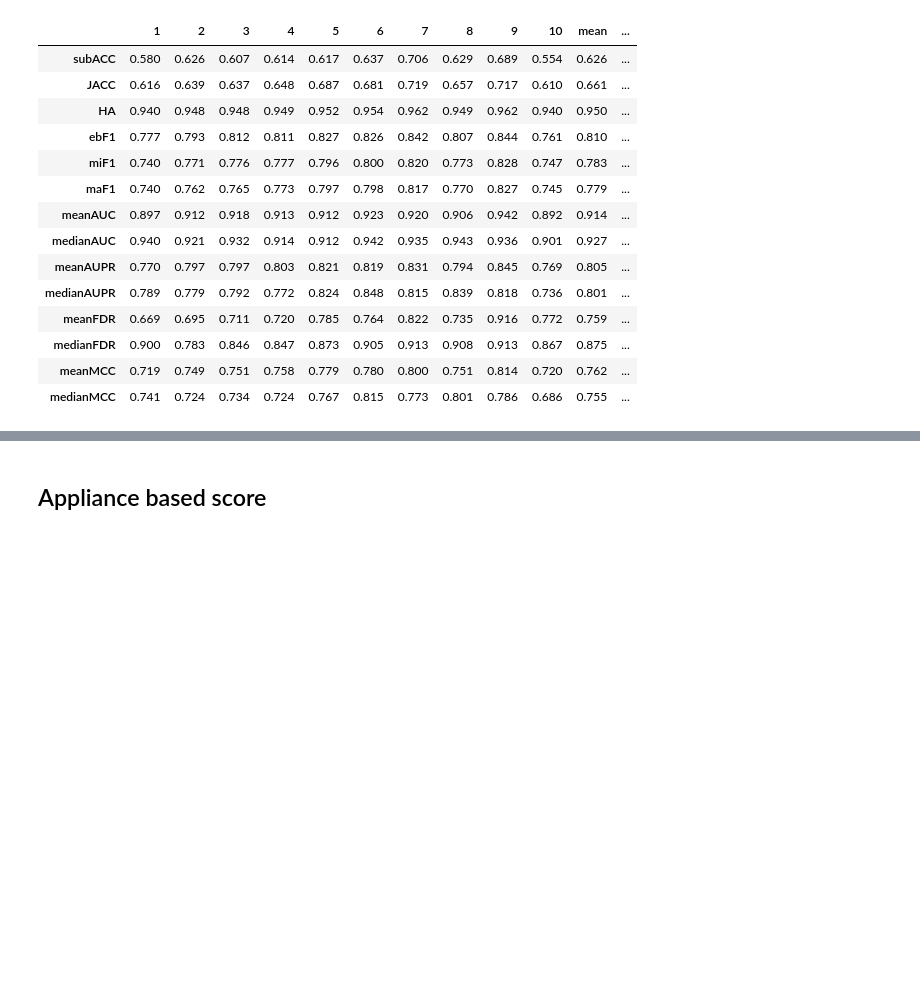
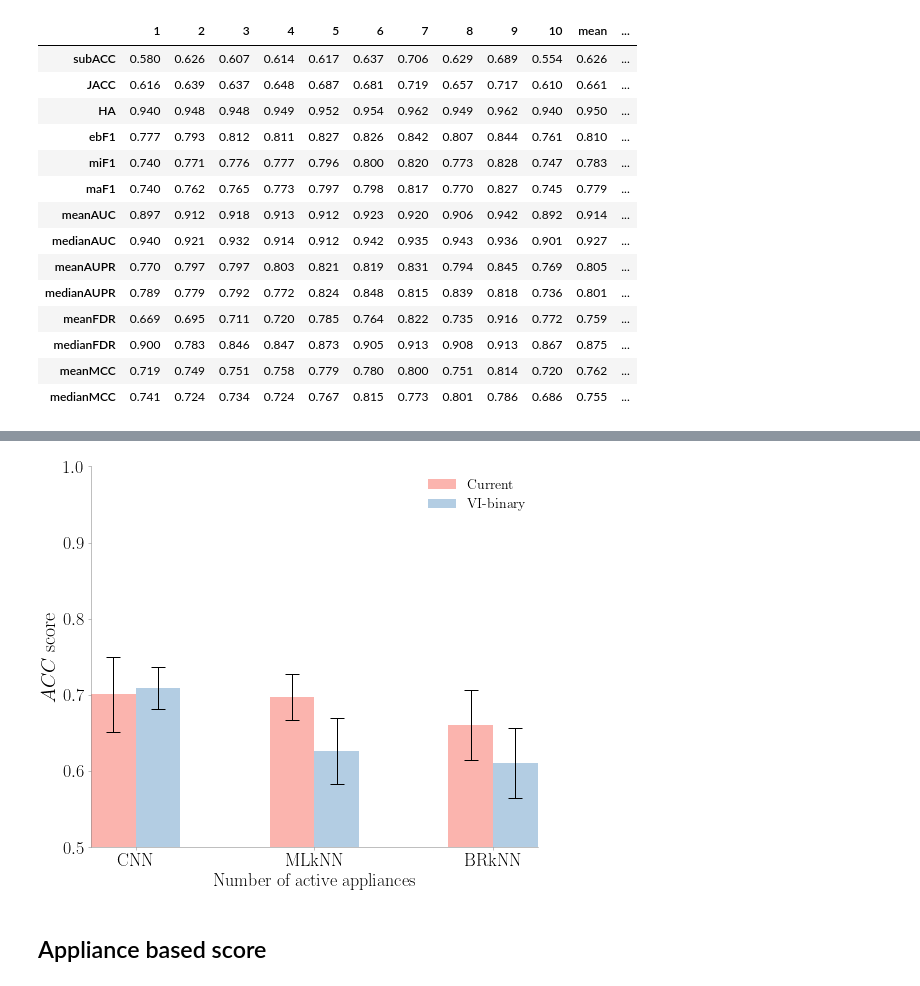
Before and after one commit to sambaiga/MLCFCD, a Jupyter notebook: notebook/ResultsAnalysis.ipynb, the cells around one changed output, grey strips where cells are left out. Saved outputs shown, nothing was run; the diff lists cells and outputs as text; code cells hidden in the pictures; blank space fills up the shorter version.

```diff
--- a/notebook/ResultsAnalysis.ipynb
+++ b/notebook/ResultsAnalysis.ipynb
@@ -211,6 +215,8 @@ savefig(fig_path+"plaid_accf1score_current_feature", format=".pdf")
 # %%
 plot_model_current(results_model_all, loc=0)
-savefig(fig_path+"plaid_accf1score", format=".pdf")
+#savefig(fig_path+"plaid_accf1score", format=".pdf")
+# %% [output]
+[figure, added]
 # %% [markdown]
 ## Appliance based score
 # %%
```
Also changed, not shown: parts of 18 cells of this notebook, 13 other files.
